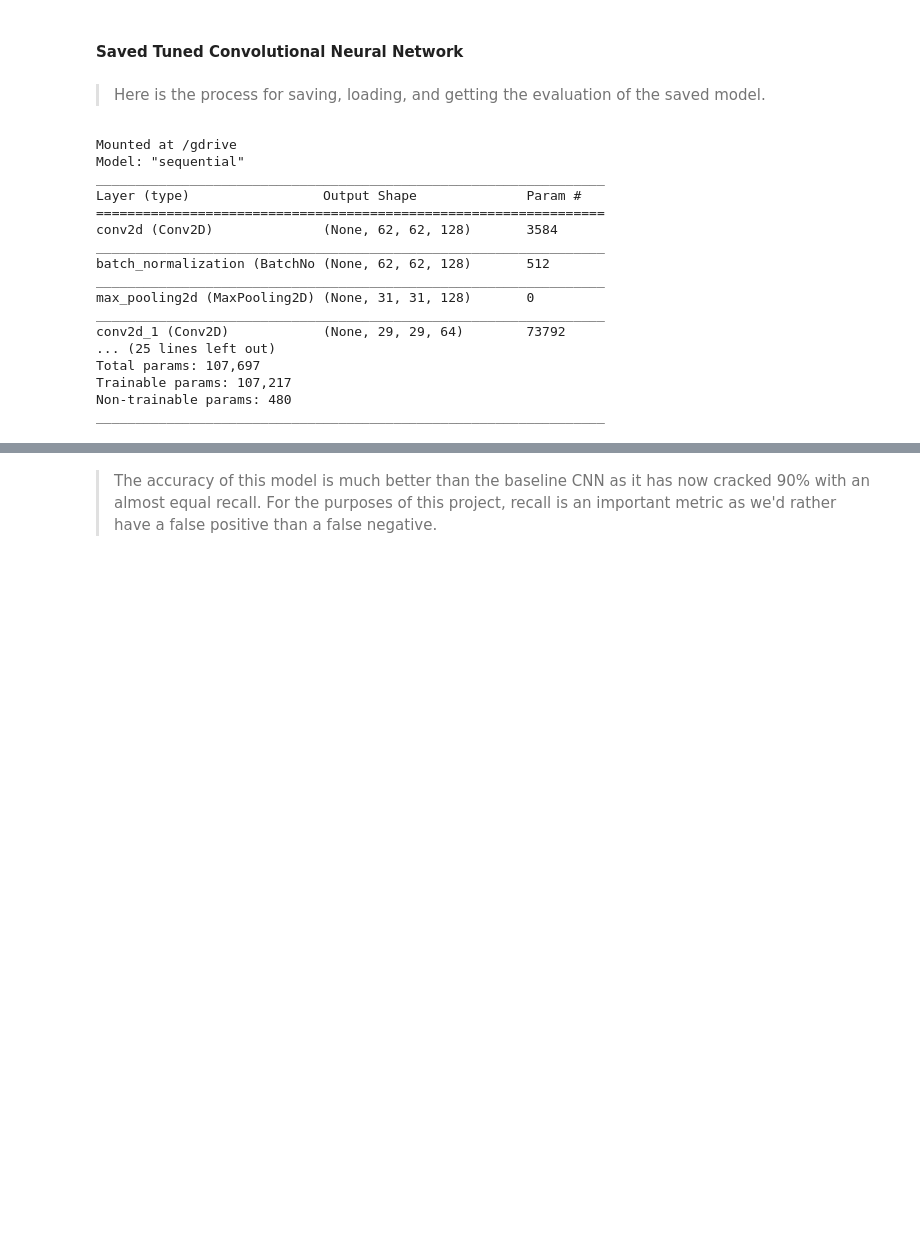
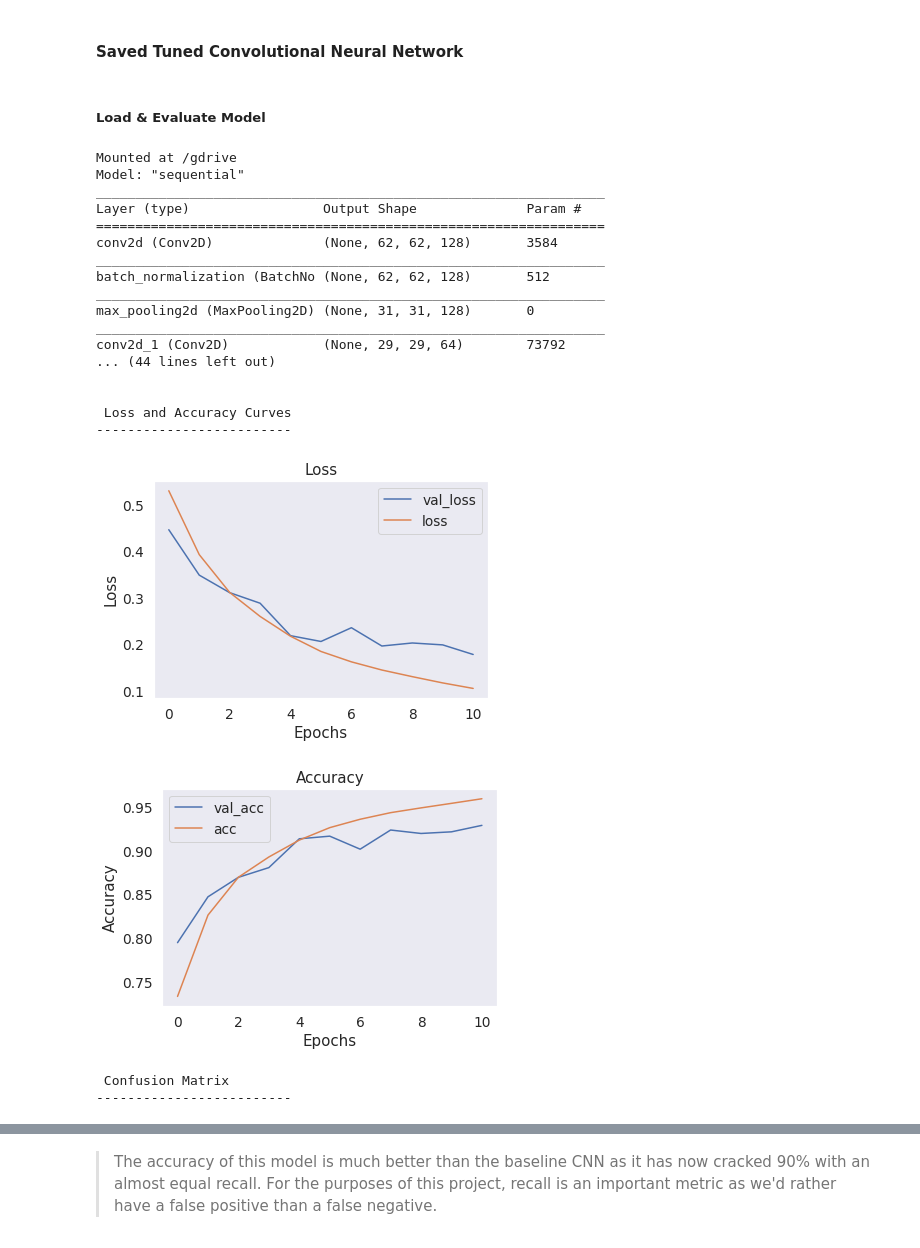
Before and after one commit to spags093/deepfake_image_detection, a Jupyter notebook: Deepfake_Capstone_2.ipynb, the cells around one changed output, grey strips where cells are left out. Saved outputs shown, nothing was run; the diff lists cells and outputs as text; code cells hidden in the pictures; blank space fills up the shorter version.

```diff
--- a/Deepfake_Capstone_2.ipynb
+++ b/Deepfake_Capstone_2.ipynb
@@ -810,8 +847,6 @@ from tensorflow.keras.layers import BatchNormalization
 #evaluate_network(history_2, model_2, X_test, y_test)
 # %% [markdown]
 #### Saved Tuned Convolutional Neural Network
-# %% [markdown]
-> Here is the process for saving, loading, and getting the evaluation of the saved model.
 # %%
 # Saving the current version of the model for later.
 #drive.mount('/gdrive', force_remount = True)
@@ -819,25 +861,40 @@ from tensorflow.keras.layers import BatchNormalization
+# %% [markdown]
+##### Load & Evaluate Model
 # %%
-# Load the most current version of this model
+# Mount google drive again
 drive.mount('/gdrive', force_remount = True)
+
+# Loading the ensemble model
 tuned_nn_updated = tf.keras.models.load_model('/gdrive/MyDrive/Models/Capstone/Tuned Network/updated_tuned_nn.h5')
+
+# Loading the model history
+history_path = 'gdrive/My Drive/Capstone Dataframes/tuned_dataframe.csv'
+tuned_hist_df = pd.read_csv(history_path)
 
 # Checking the summary
 tuned_nn_updated.summary()
+
+# Evaluate the model
+evaluate_saved_models(tuned_nn_updated, X_test, y_test, tuned_hist_df)
 # %% [output]
 Mounted at /gdrive
 Model: "sequential"
 _________________________________________________________________
 Layer (type)                 Output Shape              Param #
 =================================================================
 conv2d (Conv2D)              (None, 62, 62, 128)       3584
 _________________________________________________________________
 batch_normalization (BatchNo (None, 62, 62, 128)       512
 _________________________________________________________________
 max_pooling2d (MaxPooling2D) (None, 31, 31, 128)       0
 _________________________________________________________________
 conv2d_1 (Conv2D)            (None, 29, 29, 64)        73792
-... (25 lines left out)
-Total params: 107,697
-Trainable params: 107,217
-Non-trainable params: 480
-_________________________________________________________________
+... (44 lines left out)
+
+
+ Loss and Accuracy Curves
+-------------------------
+[figure, added]
+[figure, added]
+ Confusion Matrix
+-------------------------
```
Also changed, not shown: parts of 36 cells of this notebook.
